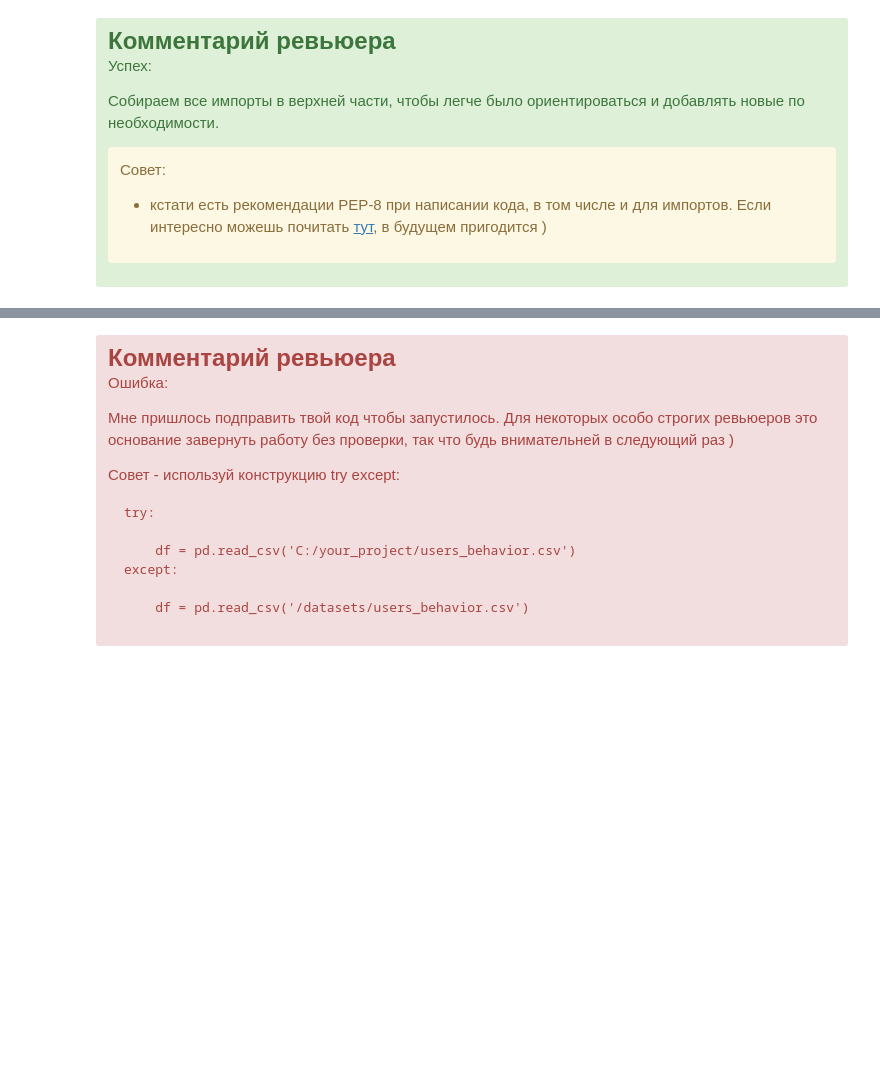
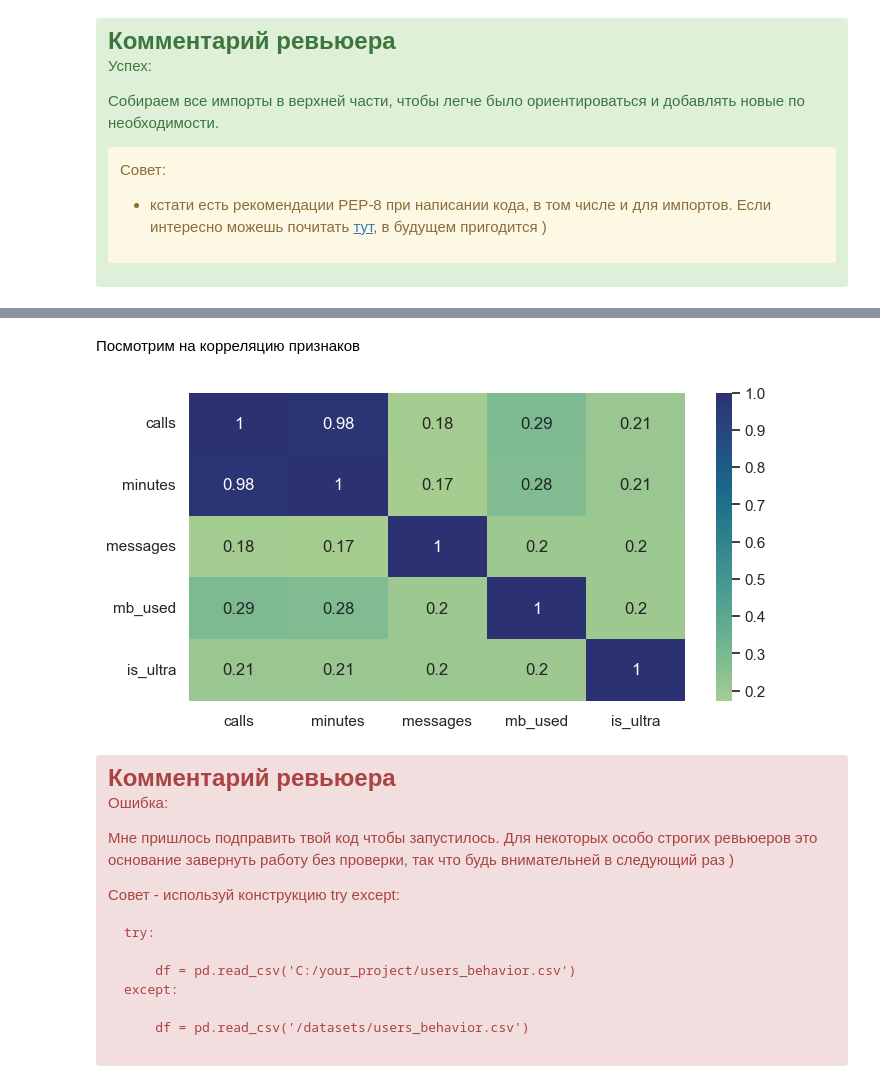
Before and after one commit to alex-blessed/YandexP-projects, a Jupyter notebook: YaTariffs.ipynb, the cells around one changed output, grey strips where cells are left out. Saved outputs shown, nothing was run; the diff lists cells and outputs as text; code cells hidden in the pictures; blank space fills up the shorter version.

```diff
--- a/YaTariffs.ipynb
+++ b/YaTariffs.ipynb
@@ -83,3 +126,12 @@ FileNotFoundError: [Errno 2] No such file or directory: 'users_behavior.csv'
+# %% [markdown]
+Посмотрим на корреляцию признаков
+# %%
+
+plt.figure(figsize=(8,4))
+sns.heatmap(df.corr(), annot=True, cmap='crest')
+plt.show()
+# %% [output]
+[figure, added]
 # %% [markdown]
 <div class="alert alert-danger">
 <font size="5"><b>Комментарий ревьюера</b></font>
```
Also changed, not shown: parts of 3 cells of this notebook.
